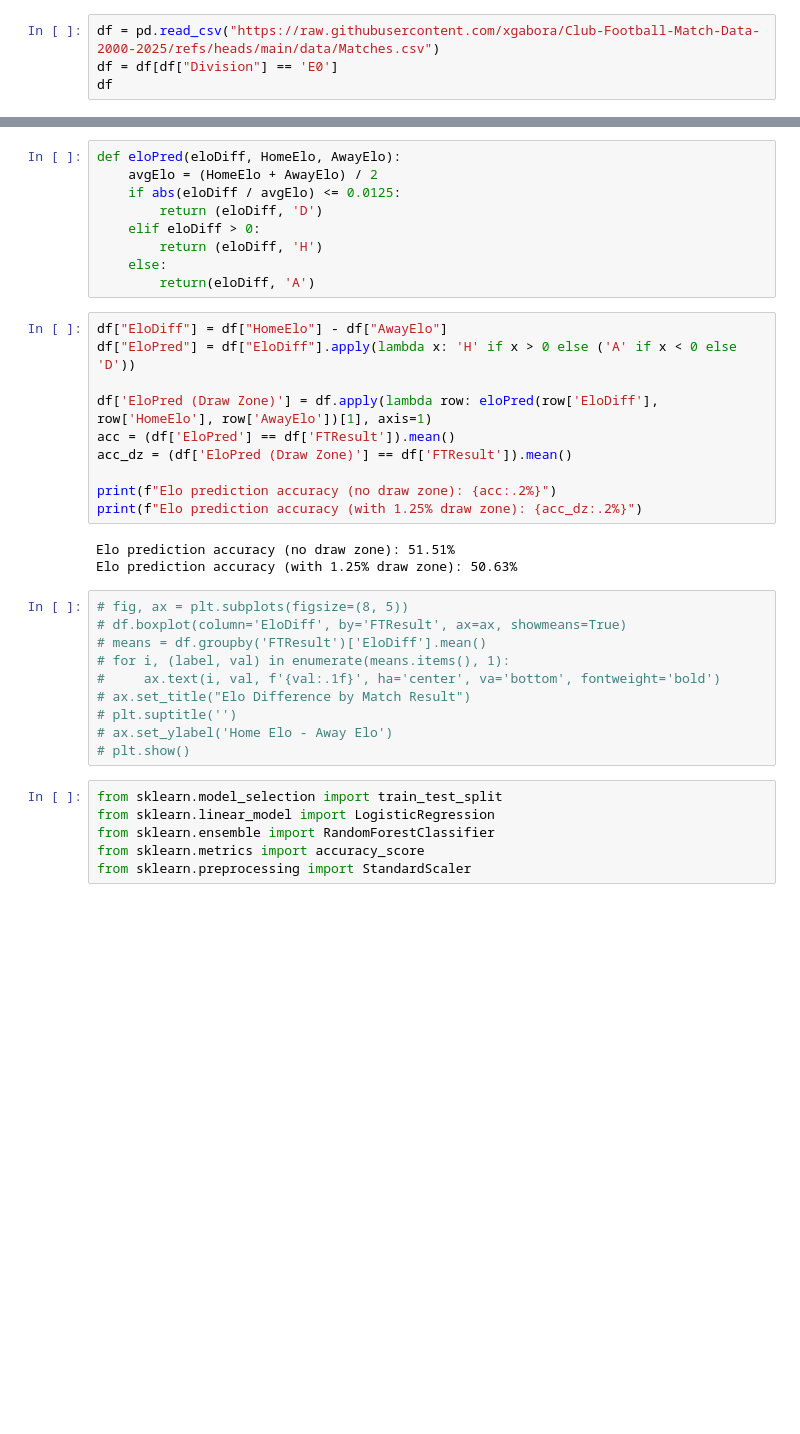
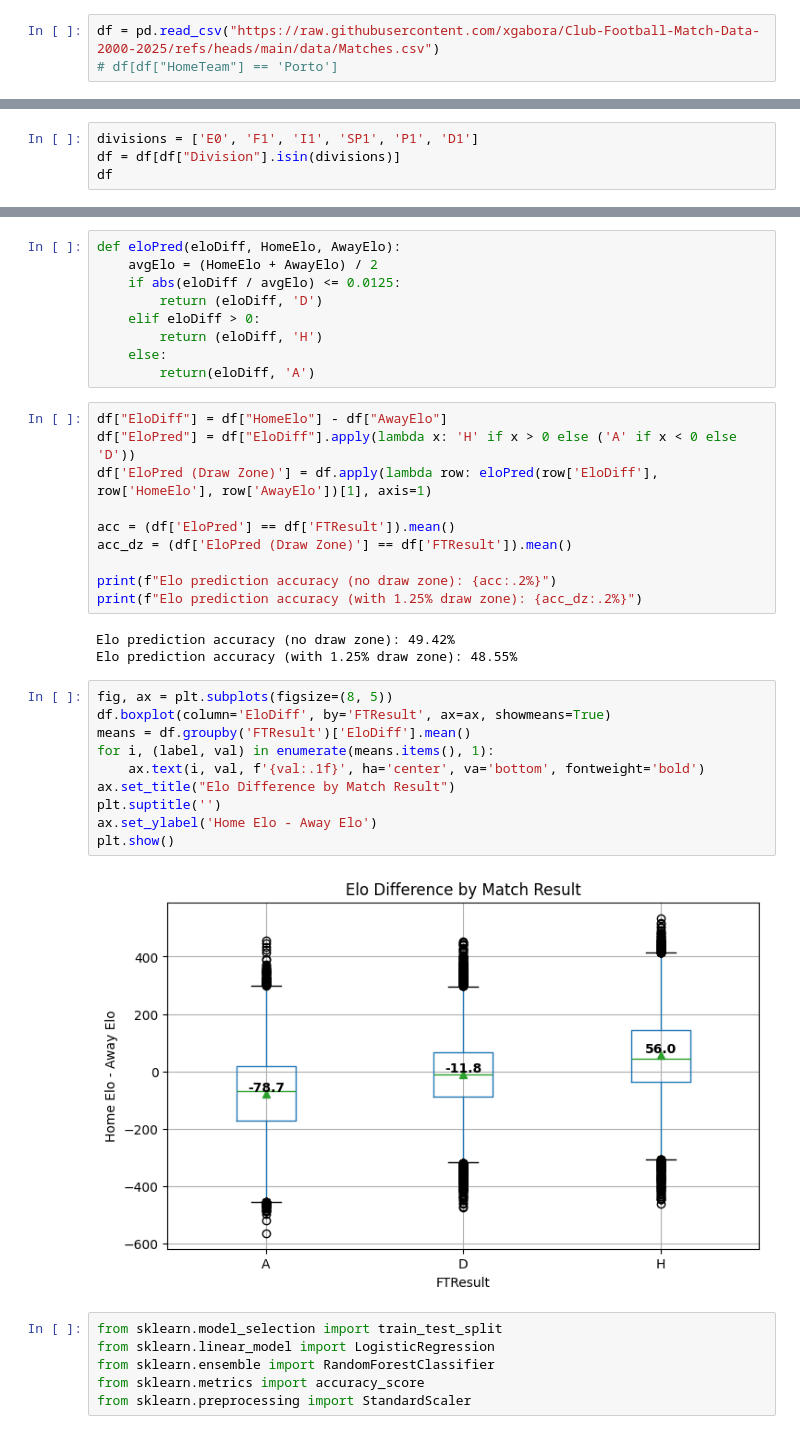
Before and after one commit to cesium132dot9/football, a Jupyter notebook: notebooks/elopred.ipynb, the cells around one changed output, grey strips where cells are left out. Saved outputs shown, nothing was run; the diff lists cells and outputs as text; blank space fills up the shorter version.

```diff
--- a/notebooks/elopred.ipynb
+++ b/notebooks/elopred.ipynb
@@ -4,5 +4,4 @@ import numpy as np
 import matplotlib.pyplot as plt
 # %%
 df = pd.read_csv("https://raw.githubusercontent.com/xgabora/Club-Football-Match-Data-2000-2025/refs/heads/main/data/Matches.csv")
-df = df[df["Division"] == 'E0']
-df
+# df[df["HomeTeam"] == 'Porto']
@@ -22,0 +8,4 @@ df
+# %%
+divisions = ['E0', 'F1', 'I1', 'SP1', 'P1', 'D1']
+df = df[df["Division"].isin(divisions)]
+df
@@ -32,26 +35,28 @@ def eloPred(eloDiff, HomeElo, AwayElo):
 # %%
 df["EloDiff"] = df["HomeElo"] - df["AwayElo"]
 df["EloPred"] = df["EloDiff"].apply(lambda x: 'H' if x > 0 else ('A' if x < 0 else 'D'))
+df['EloPred (Draw Zone)'] = df.apply(lambda row: eloPred(row['EloDiff'], row['HomeElo'], row['AwayElo'])[1], axis=1)
 
-df['EloPred (Draw Zone)'] = df.apply(lambda row: eloPred(row['EloDiff'], row['HomeElo'], row['AwayElo'])[1], axis=1)
 acc = (df['EloPred'] == df['FTResult']).mean()
 acc_dz = (df['EloPred (Draw Zone)'] == df['FTResult']).mean()
 
 print(f"Elo prediction accuracy (no draw zone): {acc:.2%}")
 print(f"Elo prediction accuracy (with 1.25% draw zone): {acc_dz:.2%}")
 # %% [output]
-Elo prediction accuracy (no draw zone): 51.51%
-Elo prediction accuracy (with 1.25% draw zone): 50.63%
+Elo prediction accuracy (no draw zone): 49.42%
+Elo prediction accuracy (with 1.25% draw zone): 48.55%
 # %%
-# fig, ax = plt.subplots(figsize=(8, 5))
-# df.boxplot(column='EloDiff', by='FTResult', ax=ax, showmeans=True)
-# means = df.groupby('FTResult')['EloDiff'].mean()
-# for i, (label, val) in enumerate(means.items(), 1):
-#     ax.text(i, val, f'{val:.1f}', ha='center', va='bottom', fontweight='bold')
-# ax.set_title("Elo Difference by Match Result")
-# plt.suptitle('')
-# ax.set_ylabel('Home Elo - Away Elo')
-# plt.show()
+fig, ax = plt.subplots(figsize=(8, 5))
+df.boxplot(column='EloDiff', by='FTResult', ax=ax, showmeans=True)
+means = df.groupby('FTResult')['EloDiff'].mean()
+for i, (label, val) in enumerate(means.items(), 1):
+    ax.text(i, val, f'{val:.1f}', ha='center', va='bottom', fontweight='bold')
+ax.set_title("Elo Difference by Match Result")
+plt.suptitle('')
+ax.set_ylabel('Home Elo - Away Elo')
+plt.show()
+# %% [output]
+[figure, added]
 # %%
 from sklearn.model_selection import train_test_split
 from sklearn.linear_model import LogisticRegression
```
Also changed, not shown: parts of 12 cells of this notebook, 1 other file.
